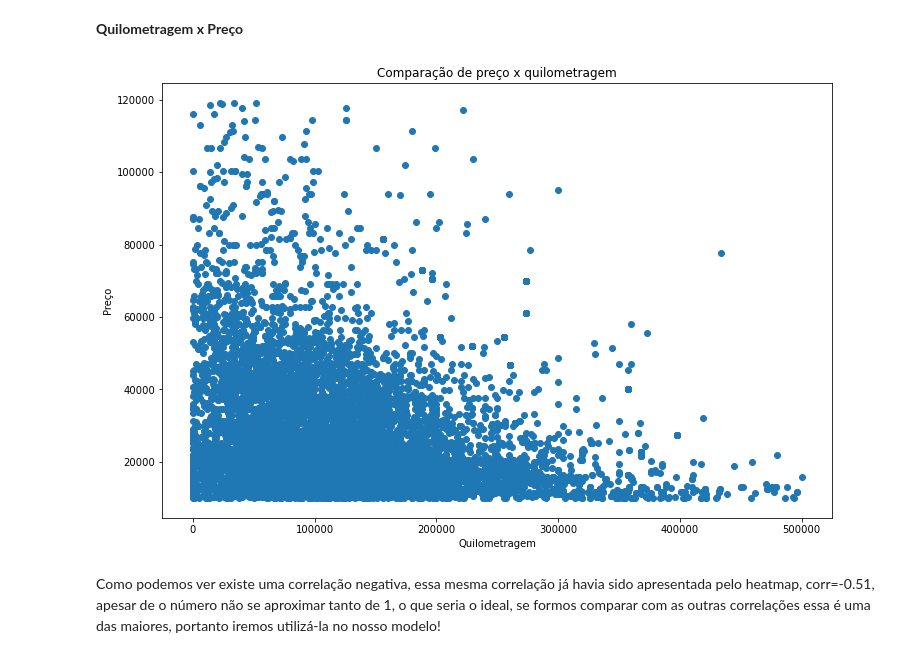
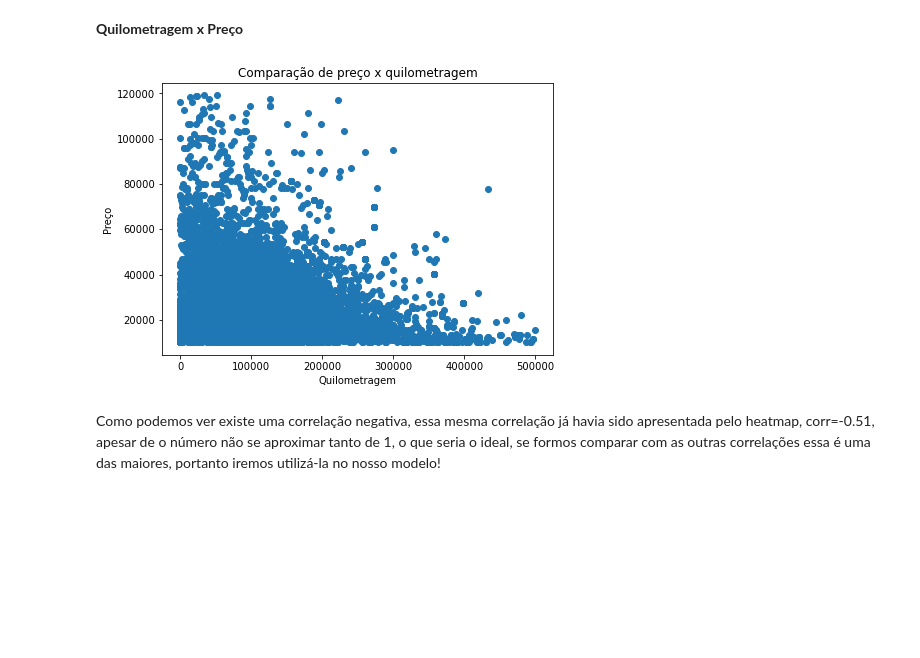
Before and after one commit to EnzoFonteyne/Projeto2CDADOS, a Jupyter notebook: Proj2cdados2021-Final2.ipynb, the cells around one changed output. Saved outputs shown, nothing was run; the diff lists cells and outputs as text; code cells hidden in the pictures; blank space fills up the shorter version.

```diff
--- a/Proj2cdados2021-Final2.ipynb
+++ b/Proj2cdados2021-Final2.ipynb
@@ -331,13 +327,14 @@ Antes de começar a regressão linear vamos analisar separadamente a influência
 # %% [markdown]
 **Quilometragem x Preço**
 # %%
+plt.figure(figsize=(7,5))
 plt.scatter(data1['Mileage'], data1['Price'])
 plt.title('Comparação de preço x quilometragem')
 plt.ylabel('Preço')
 plt.xlabel('Quilometragem')
 plt.show()
 # %% [output]
-[figure, old version]
+[figure, new version]
 # %% [markdown]
 Como podemos ver existe uma correlação negativa, essa mesma correlação já havia sido apresentada pelo heatmap, corr=-0.51, apesar de o número não se aproximar tanto de 1, o que seria o ideal, se formos comparar com as outras correlações essa é uma das maiores, portanto iremos utilizá-la no nosso modelo!
 # %% [markdown]
```
Also changed, not shown: parts of 44 cells of this notebook.
